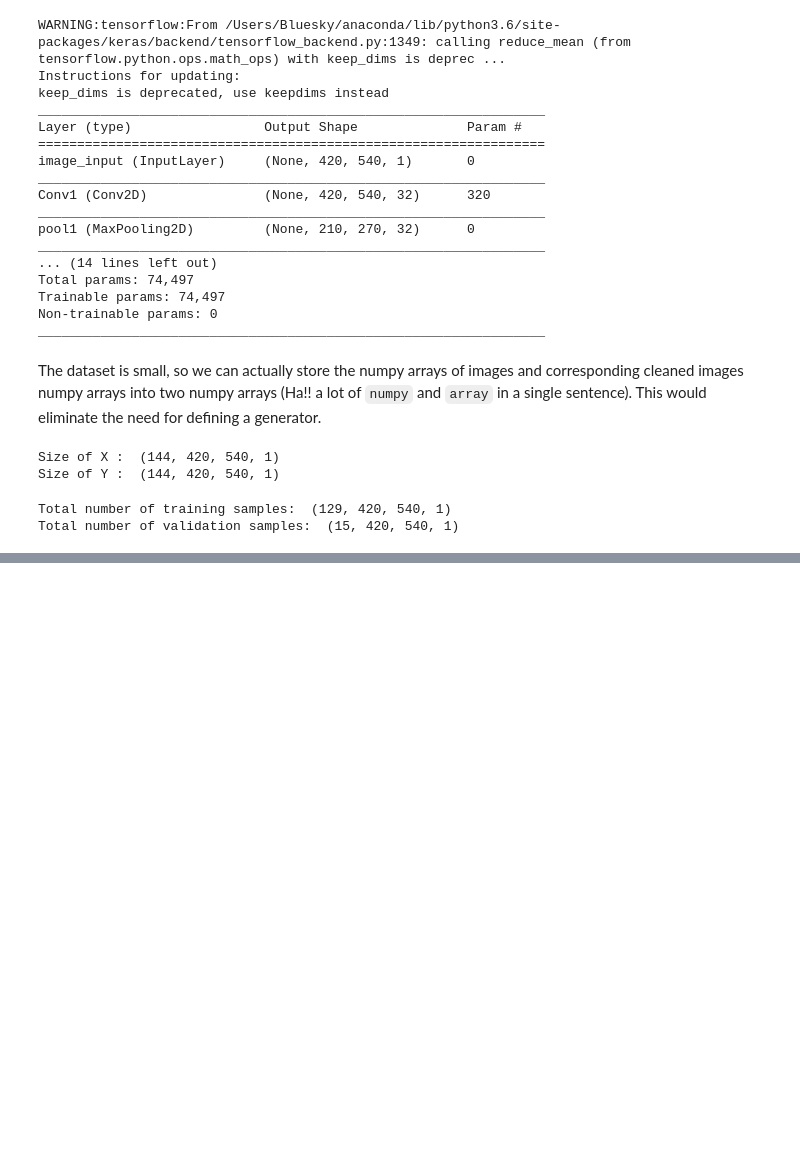
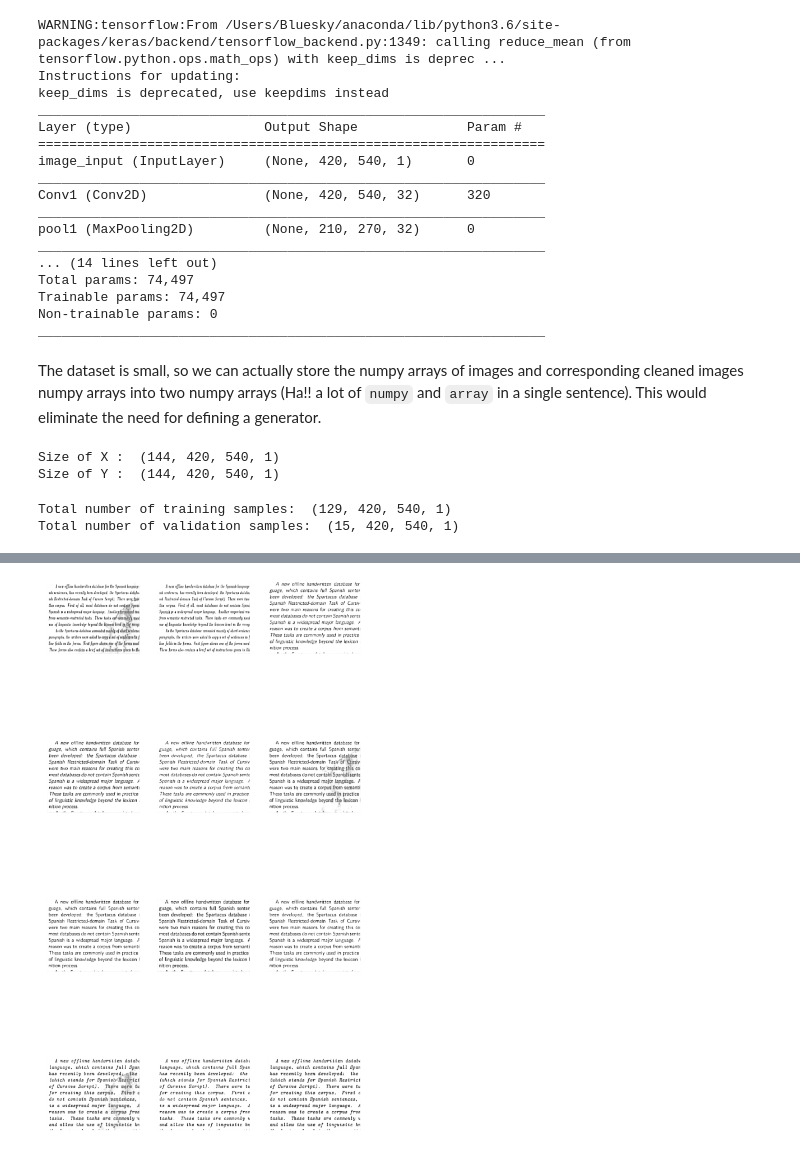
Before and after one commit to Bluesky0022/ML-project-DenoisingText, a Jupyter notebook: DenoiseAutoEncoder.ipynb, the cells around one changed output, grey strips where cells are left out. Saved outputs shown, nothing was run; the diff lists cells and outputs as text; code cells hidden in the pictures; blank space fills up the shorter version.

```diff
--- a/DenoiseAutoEncoder.ipynb
+++ b/DenoiseAutoEncoder.ipynb
@@ -174,0 +187,13 @@ plt.show()
+# %%
+plt.figure(figsize=(20, 40))
+num_imags=12
+rows=4
+cols=int(num_imags/rows)
+for i in range(num_imags):
+        plt.subplot(rows, cols, i + 1)
+        image = np.squeeze(X_dec[i])
+        plt.imshow(image, cmap='gray')
+        plt.axis('off')
+    #plt.savefig(filename)
+# %% [output]
+[figure, added]
```
Also changed, not shown: parts of 12 cells of this notebook.
